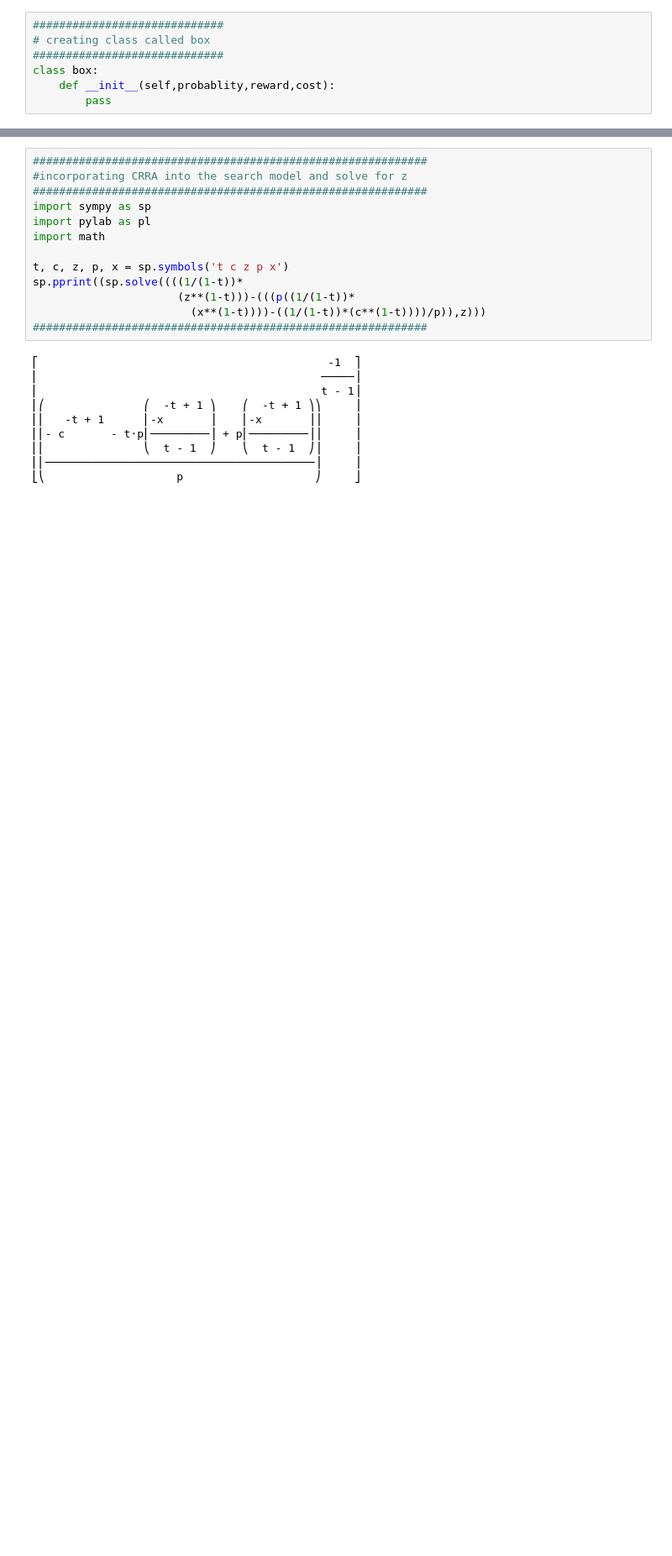
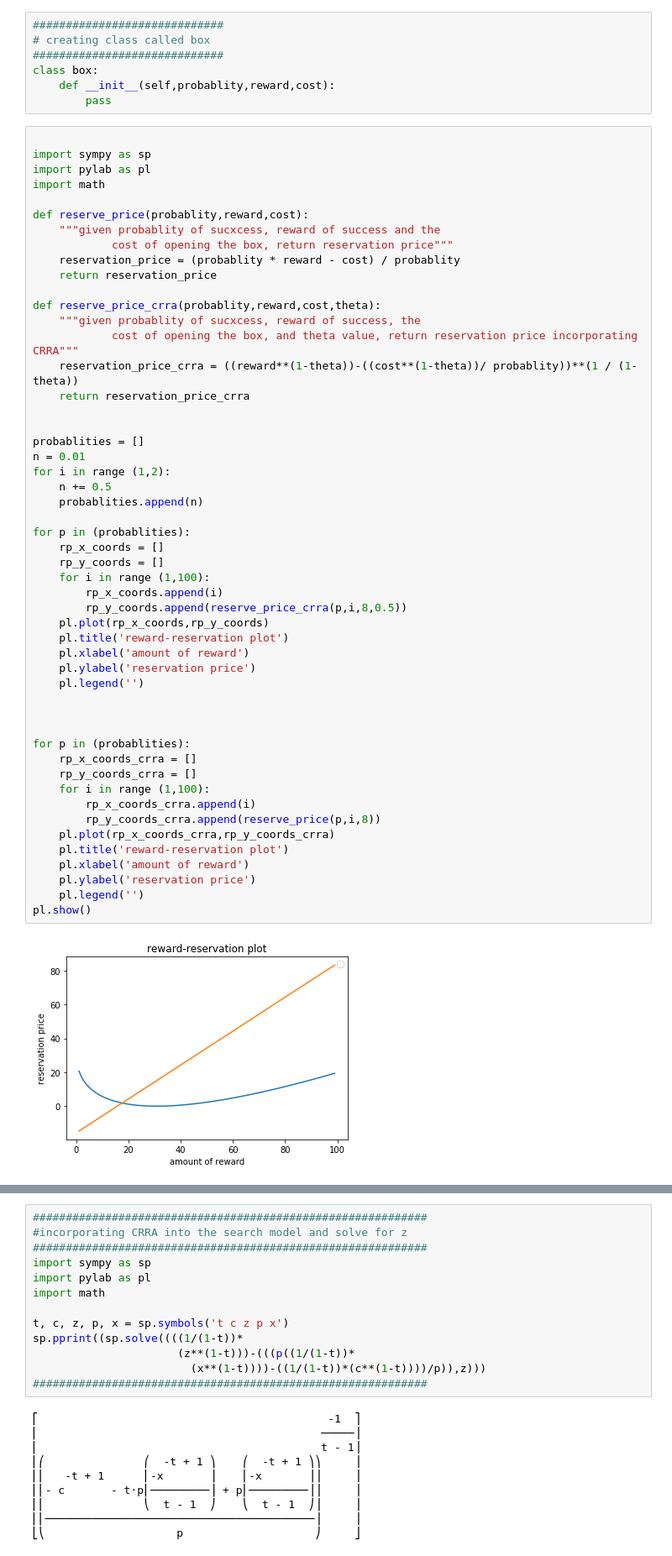
Before and after one commit to yakuper/Summer_2018_search, a Jupyter notebook: yakup_lab_notes.ipynb, the cells around one changed output, grey strips where cells are left out. Shown at 84% size. Drawn from its saved outputs; the diff is of its cells as text; blank space fills up the shorter version.

Commit message:
Friday, June 8th, 4:45pm, worked on proving that weitzman model will be different incorporating crra

```diff
--- a/yakup_lab_notes.ipynb
+++ b/yakup_lab_notes.ipynb
@@ -111,6 +111,59 @@ def reserve_price_crra(probablity,reward,cost,theta):
 class box:
     def __init__(self,probablity,reward,cost):
         pass
+# %%
+
+import sympy as sp
+import pylab as pl
+import math
+
+def reserve_price(probablity,reward,cost):
+    """given probablity of sucxcess, reward of success and the
+            cost of opening the box, return reservation price"""
+    reservation_price = (probablity * reward - cost) / probablity
+    return reservation_price
+
+def reserve_price_crra(probablity,reward,cost,theta):
+    """given probablity of sucxcess, reward of success, the
+            cost of opening the box, and theta value, return reservation price incorporating CRRA"""
+    reservation_price_crra = ((reward**(1-theta))-((cost**(1-theta))/ probablity))**(1 / (1-theta))
+    return reservation_price_crra
+
+
+probablities = []
+n = 0.01
+for i in range (1,2):
+    n += 0.5
+    probablities.append(n)
+
+for p in (probablities):
+    rp_x_coords = []
+    rp_y_coords = []
+    for i in range (1,100):
+        rp_x_coords.append(i)
+        rp_y_coords.append(reserve_price_crra(p,i,8,0.5))
+    pl.plot(rp_x_coords,rp_y_coords)
+    pl.title('reward-reservation plot')
+    pl.xlabel('amount of reward')
+    pl.ylabel('reservation price')
+    pl.legend('')
+
+
+
+for p in (probablities):
+    rp_x_coords_crra = []
+    rp_y_coords_crra = []
+    for i in range (1,100):
+        rp_x_coords_crra.append(i)
+        rp_y_coords_crra.append(reserve_price(p,i,8))
+    pl.plot(rp_x_coords_crra,rp_y_coords_crra)
+    pl.title('reward-reservation plot')
+    pl.xlabel('amount of reward')
+    pl.ylabel('reservation price')
+    pl.legend('')
+pl.show()
+# %% [output]
+[figure, added]
 # %%
 ######################################################
 # plot for the reward against reservation price
```
Also changed, not shown: parts of 1 cell of this notebook.
